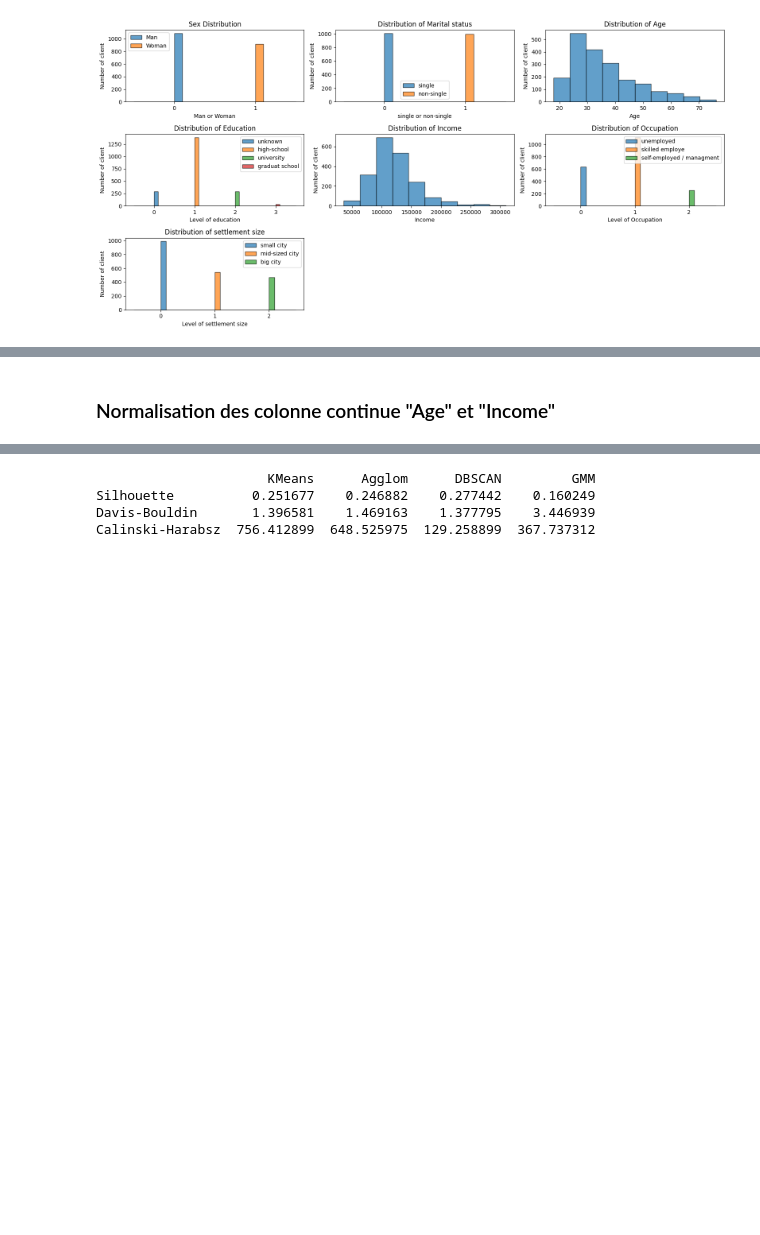
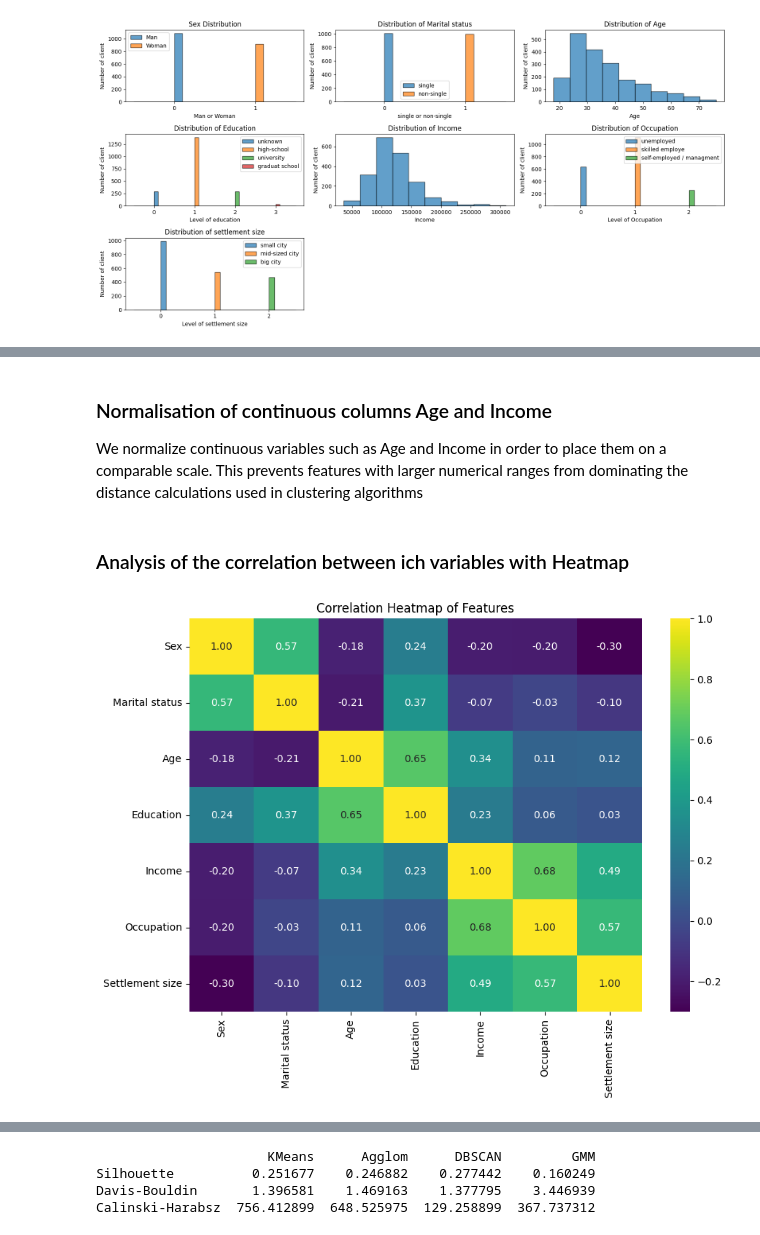
Before and after one commit to Saoty3/Projet_MachinLearning_International, a Jupyter notebook: Analyse_de_donnée.ipynb, the cells around one changed output, grey strips where cells are left out. Drawn from its saved outputs; the diff is of its cells as text; code cells hidden in the pictures; blank space fills up the shorter version.

```diff
--- a/Analyse_de_donnée.ipynb
+++ b/Analyse_de_donnée.ipynb
@@ -131,7 +149,18 @@ plt.show()
 # %% [markdown]
-### Normalisation des colonne continue "Age" et "Income"
+### Normalisation of continuous columns Age and Income
+We normalize continuous variables such as Age and Income in order to place them on a comparable scale. This prevents features with larger numerical ranges from dominating the distance calculations used in clustering algorithms
 # %%
 cols_to_scale = ["Age","Income"]
 X = df_features.copy()
 scaler = StandardScaler()
 X[cols_to_scale] = scaler.fit_transform(X[cols_to_scale])
+# %% [markdown]
+### Analysis of the correlation between ich variables with Heatmap
+# %%
+plt.figure(figsize=(10, 7))
+corr = X.corr()
+sns.heatmap(corr, annot=True, fmt=".2f", cmap="viridis")
+plt.title("Correlation Heatmap of Features")
+plt.show()
+# %% [output]
+[figure, added]
```
Also changed, not shown: parts of 35 cells of this notebook.
